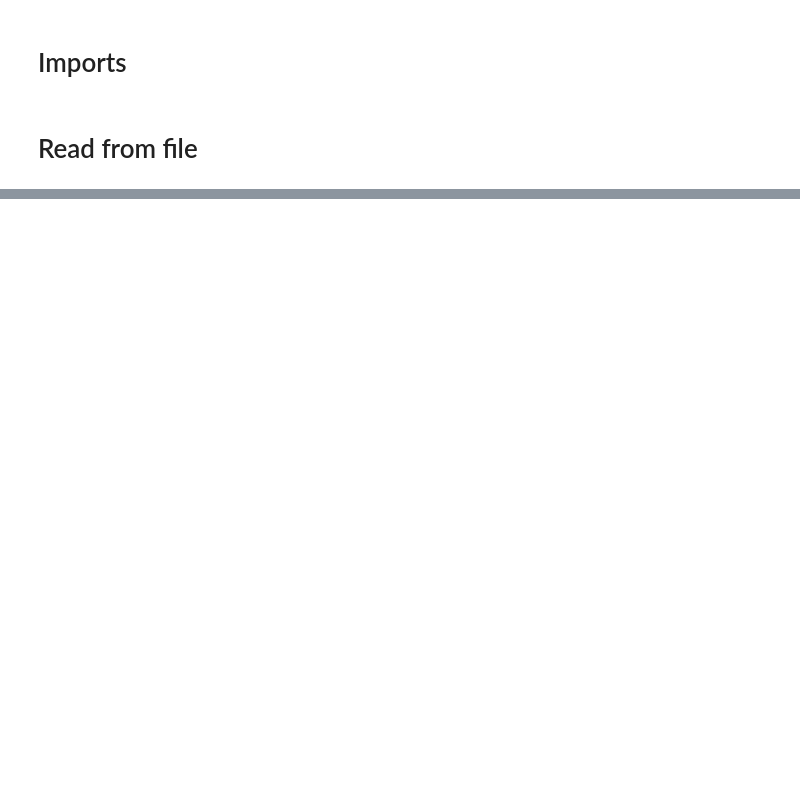
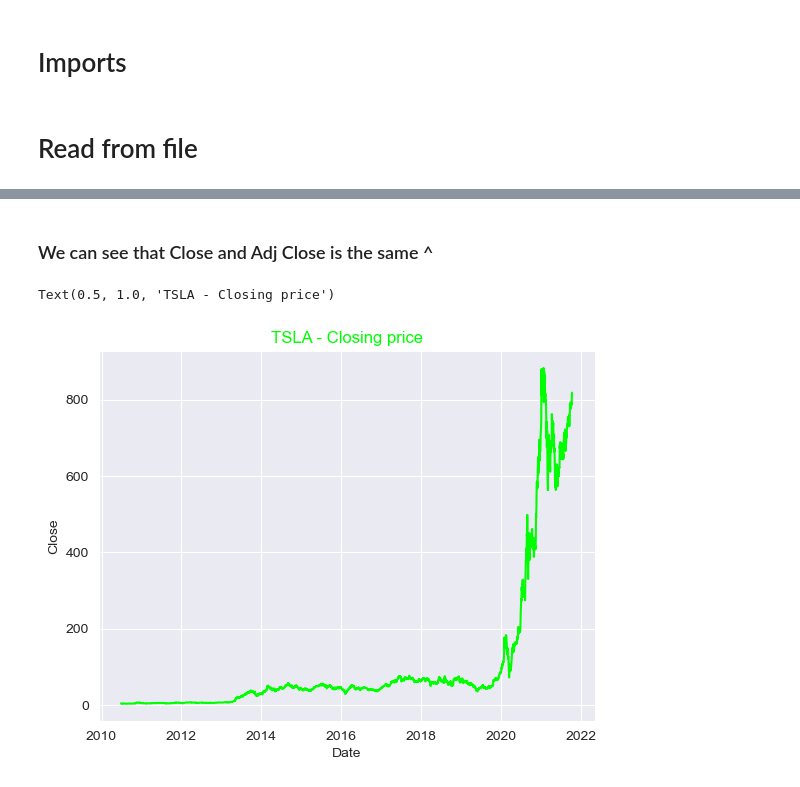
Before and after one commit to rasmusjs/DAVE3625-1-23H-Intro-To-AI-Assignment-2, a Jupyter notebook: main.ipynb, the cells around one changed output, grey strips where cells are left out. Cells and saved outputs as stored; diff of their text form; code cells hidden in the pictures; blank space fills up the shorter version.

```diff
--- a/main.ipynb
+++ b/main.ipynb
@@ -25,0 +54,2 @@ df.head()
+# %%
+df['Date'] = pd.to_datetime(df['Date'], errors='coerce')
@@ -25,0 +70,10 @@ df.head()
+# %% [markdown]
+### We can see that Close and Adj Close is the same ^
+# %%
+df = df.drop(['Adj Close'], axis='columns')  # Drop the date column
+# %%
+sns.lineplot(df, x='Date', y='Close', color='lime')
+plt.title("TSLA - Closing price", color='lime')
+# %% [output]
+Text(0.5, 1.0, 'TSLA - Closing price')
+[figure, added]
```
Also changed, not shown: parts of 24 cells of this notebook.
